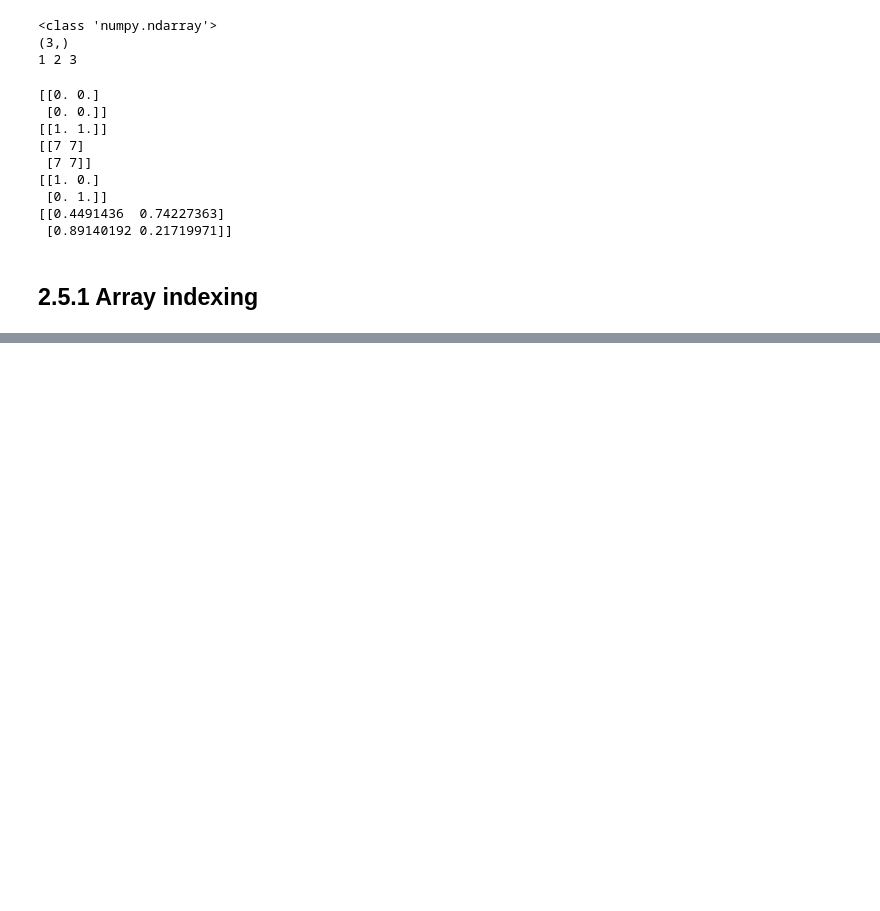
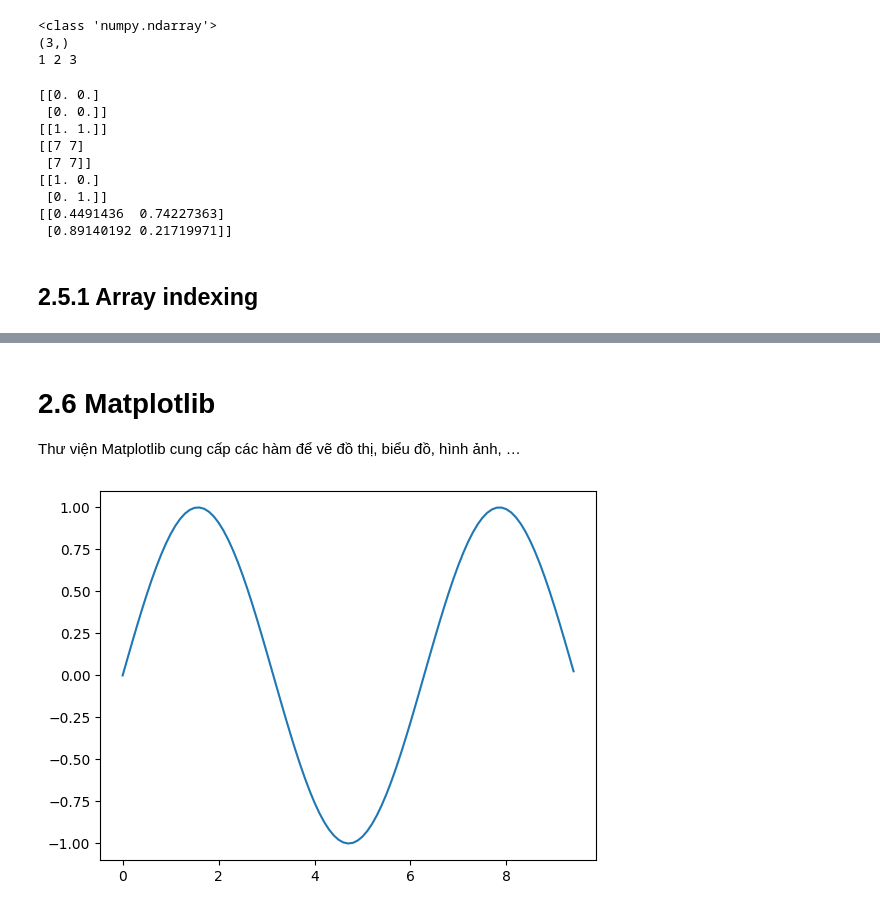
Before and after one commit to ndt2021/pythonProject, a Jupyter notebook: PythonBasicLearn/I.2.ipynb, the cells around one changed output, grey strips where cells are left out. Cells and saved outputs as stored; diff of their text form; code cells hidden in the pictures; blank space fills up the shorter version.

```diff
--- a/PythonBasicLearn/I.2.ipynb
+++ b/PythonBasicLearn/I.2.ipynb
@@ -186,0 +289,13 @@ b = a[:2, 1:3]
+# %% [markdown]
+# 2.6 Matplotlib
+Thư viện Matplotlib cung cấp các hàm để vẽ đồ thị, biểu đồ, hình ảnh, …
+# %%
+import numpy as np
+import matplotlib.pyplot as plt
+
+x = np.arange(0, 3 * np.pi, 0.1)
+y = np.sin(x)
+plt.plot(x, y)
+plt.show()
+# %% [output]
+[figure, added]
```
Also changed, not shown: parts of 10 cells of this notebook.
